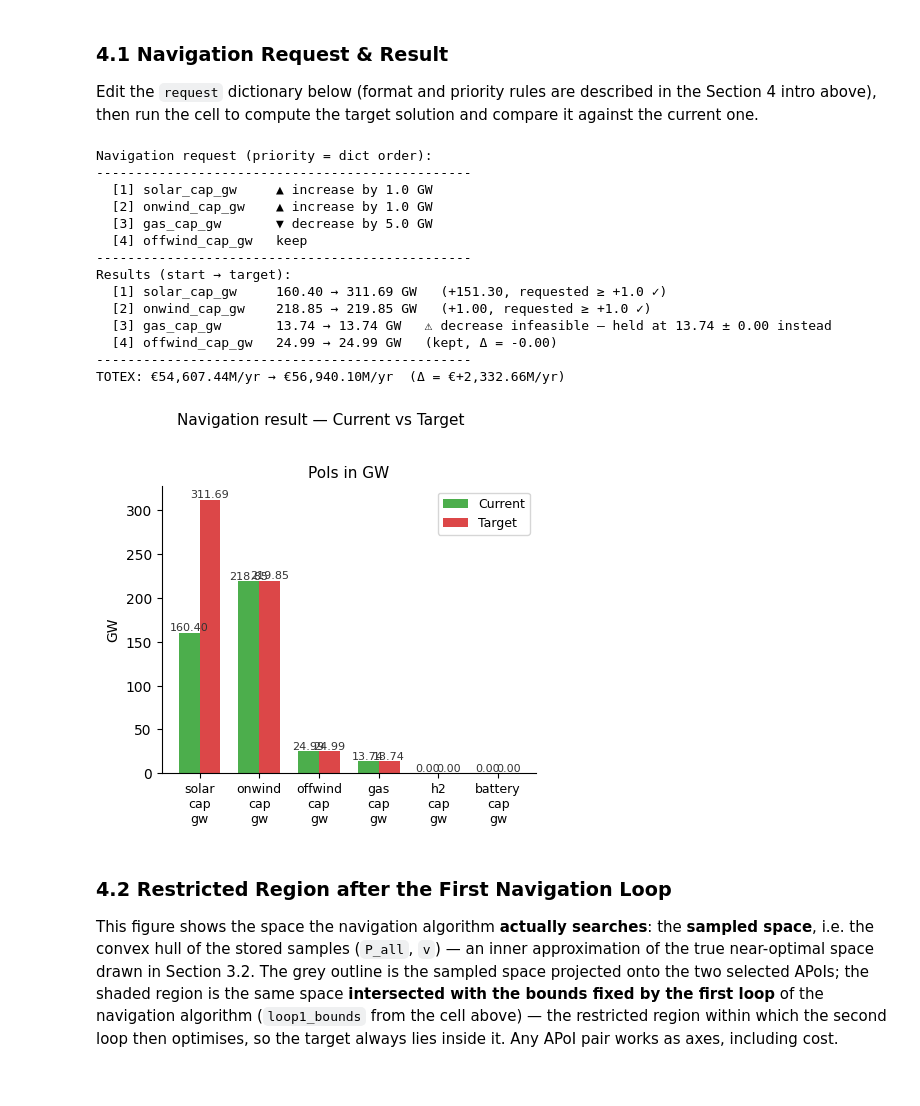
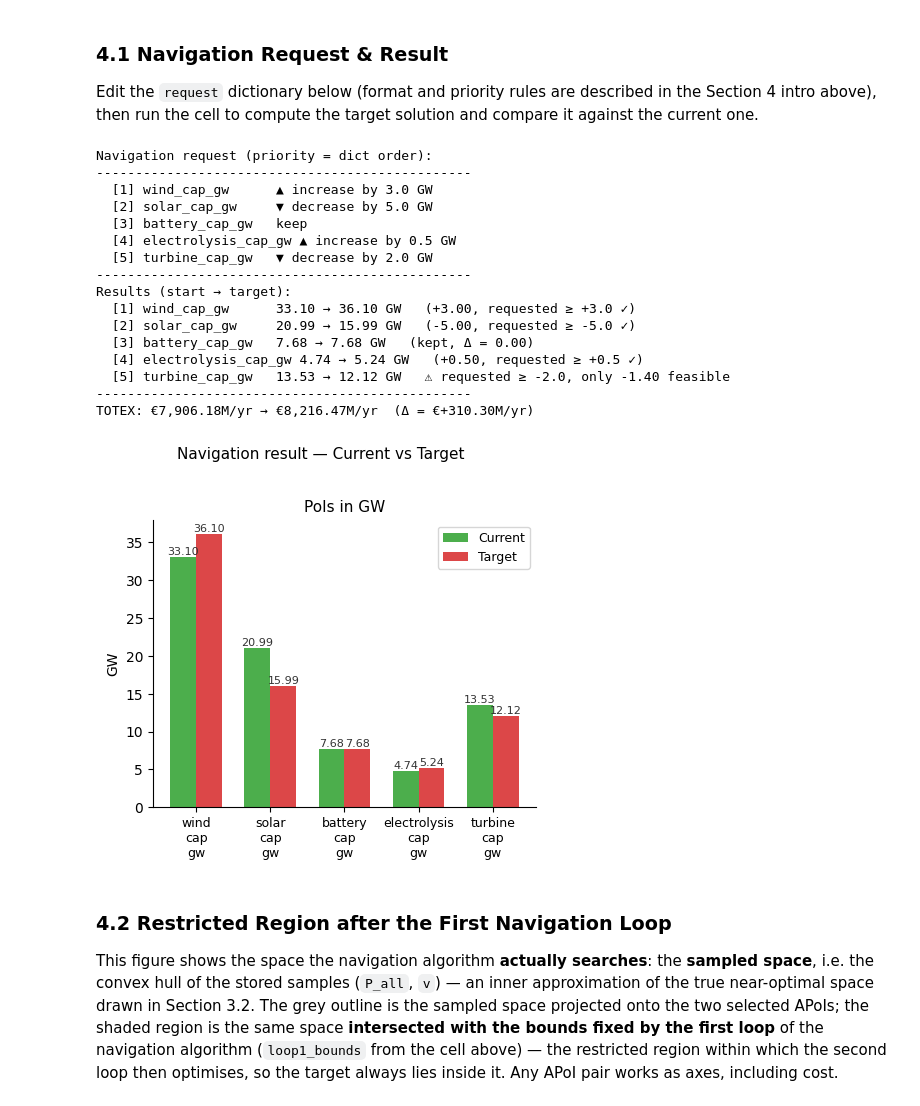
Before and after one commit to Alaa-Sleimi/pypsa-mga-explorer, a Jupyter notebook: mga_exploration.ipynb, the cells around one changed output. Saved outputs shown, nothing was run; the diff lists cells and outputs as text; code cells hidden in the pictures.

```diff
--- a/mga_exploration.ipynb
+++ b/mga_exploration.ipynb
@@ -286,12 +263,11 @@ from mga_engine.poi import make_poi_specs
 # Note: gas exists in the network as backup but is NOT made a PoI here — you only
 # explore the carriers you list. Add {"carrier": "gas", ...} if you want it too.
 poi_definitions = [
-    {"component": "generator", "carriers": ["solar"],                    "name": "solar_cap_gw"},
-    {"component": "generator", "carriers": ["onwind"],                   "name": "onwind_cap_gw"},
-    {"component": "generator", "carriers": ["offwind-ac", "offwind-dc"], "name": "offwind_cap_gw"},
-    {"component": "generator", "carriers": ["OCGT"],                     "name": "gas_cap_gw"},
-    {"component": "link",      "carriers": ["H2 electrolysis"],          "name": "h2_cap_gw"},
-    {"component": "link",      "carriers": ["battery charger"],       "name": "battery_cap_gw"},
+    {"component": "generator",    "carriers": ["wind"],            "name": "wind_cap_gw"},
+    {"component": "generator",    "carriers": ["solar"],           "name": "solar_cap_gw"},
+    {"component": "storage_unit", "carriers": ["battery storage"], "name": "battery_cap_gw"},
+    {"component": "link",         "carriers": ["electrolysis"],    "name": "electrolysis_cap_gw"},
+    {"component": "link",         "carriers": ["turbine"],         "name": "turbine_cap_gw"},
 ]
 
 poi_specs = make_poi_specs(network, poi_definitions)
@@ -660,10 +622,11 @@ current_solution = dict(zip(poi_names, p_s))
 # ══════════════════════════════════════════════════════════════════
 
 request = {
-    "solar_cap_gw":   ("increase", 1.0),
-    "onwind_cap_gw":  ("increase", 1.0),
-    "gas_cap_gw":     ("decrease", 5.0),
-    "offwind_cap_gw": ("keep",     0.0),
+    "wind_cap_gw":         ("increase", 3.0),
+    "solar_cap_gw":        ("decrease", 5.0),
+    "battery_cap_gw":      ("keep",     0.0),
+    "electrolysis_cap_gw": ("increase", 0.5),
+    "turbine_cap_gw":      ("decrease", 2.0),
 }
 
 
@@ -768,43 +731,45 @@ if len(unique_units) == 1:
     axes = [axes]
 
 for ax, unit in zip(axes, unique_units):
     grp = [n for n in poi_names if poi_units.get(n, "") == unit]
     x = np.arange(len(grp)); width = 0.35
     cur = [current_solution[n] for n in grp]
     tgt = [target_solution[n]  for n in grp]
     b1 = ax.bar(x - width/2, cur, width, label="Current", color="#2CA02C", alpha=0.85)
     b2 = ax.bar(x + width/2, tgt, width, label="Target",  color="#D62728", alpha=0.85)
     ax.set_xticks(x)
     ax.set_xticklabels([n.replace("_", "\n") for n in grp], fontsize=9)
     ax.set_ylabel(unit, fontsize=10)
     ax.set_title(f"PoIs in {unit}", fontsize=11)
     ax.spines[["top", "right"]].set_visible(False)
     for bars in (b1, b2):
         for bar in bars:
             ax.text(bar.get_x() + bar.get_width()/2, bar.get_height() + 0.05,
                     f"{bar.get_height():.2f}", ha="center", va="bottom",
                     fontsize=8, color="#333")
     ax.legend(fontsize=9)
 
 plt.suptitle("Navigation result — Current vs Target", fontsize=11, y=1.02)
 plt.tight_layout()
 plt.show()
 # %% [output]
 Navigation request (priority = dict order):
 ------------------------------------------------
-  [1] solar_cap_gw     ▲ increase by 1.0 GW
-  [2] onwind_cap_gw    ▲ increase by 1.0 GW
-  [3] gas_cap_gw       ▼ decrease by 5.0 GW
-  [4] offwind_cap_gw   keep
+  [1] wind_cap_gw      ▲ increase by 3.0 GW
+  [2] solar_cap_gw     ▼ decrease by 5.0 GW
+  [3] battery_cap_gw   keep
+  [4] electrolysis_cap_gw ▲ increase by 0.5 GW
+  [5] turbine_cap_gw   ▼ decrease by 2.0 GW
 ------------------------------------------------
 Results (start → target):
-  [1] solar_cap_gw     160.40 → 311.69 GW   (+151.30, requested ≥ +1.0 ✓)
-  [2] onwind_cap_gw    218.85 → 219.85 GW   (+1.00, requested ≥ +1.0 ✓)
-  [3] gas_cap_gw       13.74 → 13.74 GW   ⚠ decrease infeasible — held at 13.74 ± 0.00 instead
-  [4] offwind_cap_gw   24.99 → 24.99 GW   (kept, Δ = -0.00)
+  [1] wind_cap_gw      33.10 → 36.10 GW   (+3.00, requested ≥ +3.0 ✓)
+  [2] solar_cap_gw     20.99 → 15.99 GW   (-5.00, requested ≥ -5.0 ✓)
+  [3] battery_cap_gw   7.68 → 7.68 GW   (kept, Δ = 0.00)
+  [4] electrolysis_cap_gw 4.74 → 5.24 GW   (+0.50, requested ≥ +0.5 ✓)
+  [5] turbine_cap_gw   13.53 → 12.12 GW   ⚠ requested ≥ -2.0, only -1.40 feasible
 ------------------------------------------------
-TOTEX: €54,607.44M/yr → €56,940.10M/yr  (Δ = €+2,332.66M/yr)
+TOTEX: €7,906.18M/yr → €8,216.47M/yr  (Δ = €+310.30M/yr)
-[figure, old version]
+[figure, new version]
 # %% [markdown]
 ### 4.2 Restricted Region after the First Navigation Loop
 
```
Also changed, not shown: parts of 8 cells of this notebook.
